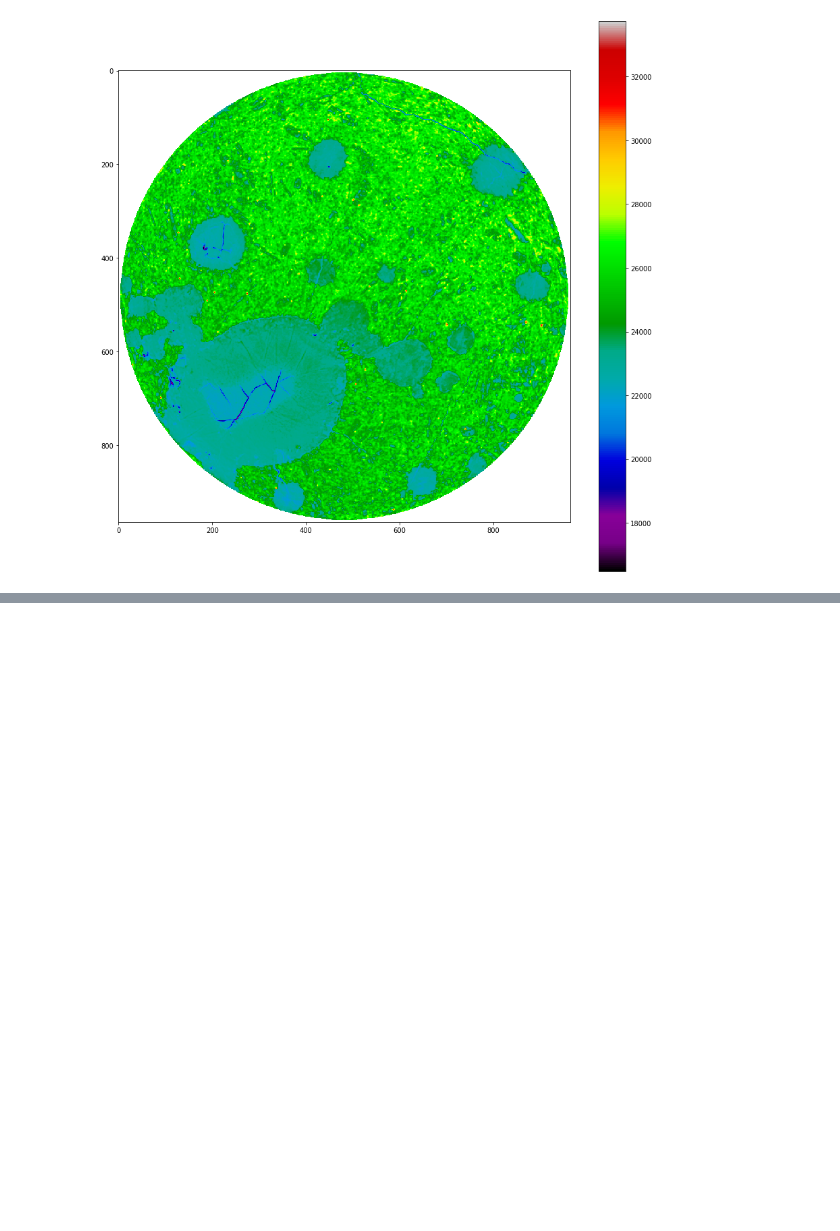
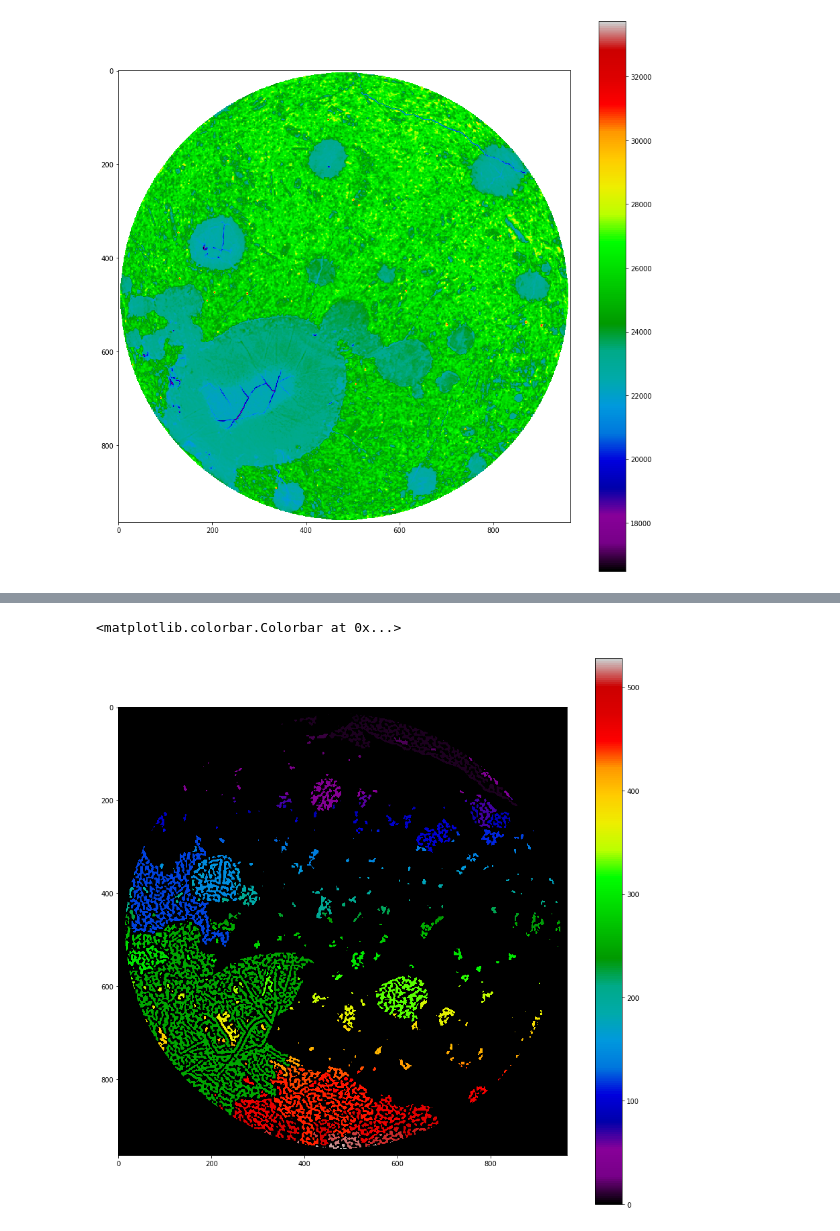
Before and after one commit to mnky9800n/faroe_segmentation, a Jupyter notebook: blur.ipynb, the cells around one changed output, grey strips where cells are left out. Cells and saved outputs as stored; diff of their text form; code cells hidden in the pictures; blank space fills up the shorter version.

```diff
--- a/blur.ipynb
+++ b/blur.ipynb
@@ -133,0 +109,13 @@ fig.colorbar(cbar)
+# %%
+h = hessian(imarr_blur, sigmas=[2, 2])
+# %%
+l = label(h)
+# %%
+fig, ax = plt.subplots(figsize=(15, 15))
+
+cbar = ax.imshow(l, cmap='nipy_spectral')
+
+fig.colorbar(cbar)
+# %% [output]
+<matplotlib.colorbar.Colorbar at 0x...>
+[figure, added]
```
Also changed, not shown: parts of 20 cells of this notebook, 1 other file.
